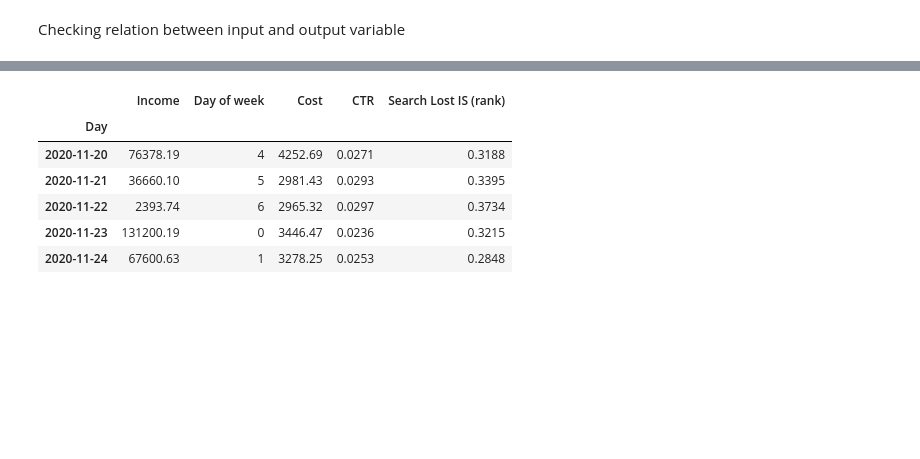
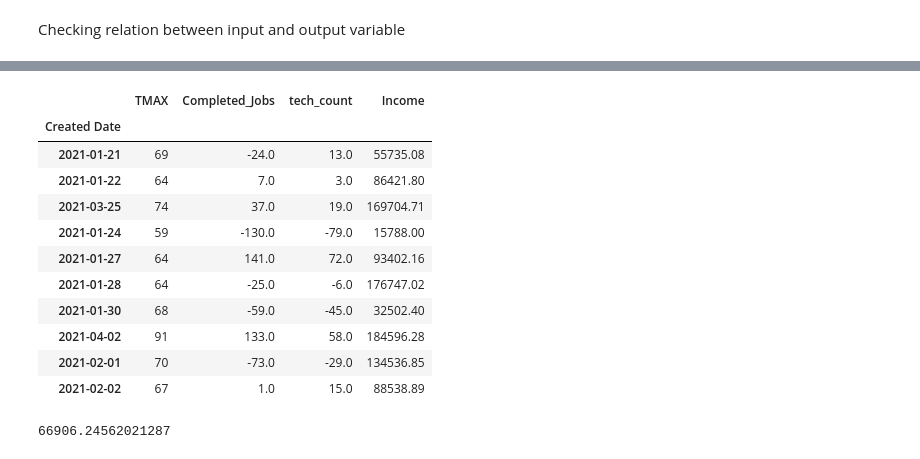
Before and after one commit to jani-excergy/google_ads, a Jupyter notebook: VAR.ipynb, the cells around one changed output, grey strips where cells are left out. Drawn from its saved outputs; the diff is of its cells as text; code cells hidden in the pictures; blank space fills up the shorter version.

```diff
--- a/VAR.ipynb
+++ b/VAR.ipynb
@@ -149,0 +128,2 @@ df['Search Lost IS (budget)']=df['Search Lost IS (budget)'].fillna(-0.1918)
+# %%
+df['Avg_Sales']=df['Avg_Sales']-df['Avg_Sales'].shift(1)
@@ -150,3 +135,7 @@ df['Search Lost IS (budget)']=df['Search Lost IS (budget)'].fillna(-0.1918)
+# %%
+df['tech_count']=df['tech_count']-df['tech_count'].shift(1)
+# %%
+df=df.dropna()
 # %%
 # again doing null hypothesis checking
 
@@ -210,3 +185,5 @@ df_input=df[['Income','Day of week','Cost','CTR','Search Lost IS (rank)']]
+# %%
+df_input=df[['TMAX', 'Completed_Jobs', 'tech_count', 'Income']]
 # %%
 df_input.head()
 # %% [output]
@@ -321,10 +305,15 @@ array([[7.53029794e+04, 3.98908331e+00, 4.17968527e+03, 2.86725907e-02,
 # %%
-df_test[0:5]
+df_test[0:10]
 # %% [output]
-|  | Income | Day of week | Cost | CTR | Search Lost IS (rank) |
-| Day |  |  |  |  |  |
-| 2020-11-20 | 76378.19 | 4 | 4252.69 | 0.0271 | 0.3188 |
-| 2020-11-21 | 36660.10 | 5 | 2981.43 | 0.0293 | 0.3395 |
-| 2020-11-22 | 2393.74 | 6 | 2965.32 | 0.0297 | 0.3734 |
-| 2020-11-23 | 131200.19 | 0 | 3446.47 | 0.0236 | 0.3215 |
-| 2020-11-24 | 67600.63 | 1 | 3278.25 | 0.0253 | 0.2848 |
+|  | TMAX | Completed_Jobs | tech_count | Income |
+| Created Date |  |  |  |  |
+| 2021-01-21 | 69 | -24.0 | 13.0 | 55735.08 |
+| 2021-01-22 | 64 | 7.0 | 3.0 | 86421.80 |
+| 2021-03-25 | 74 | 37.0 | 19.0 | 169704.71 |
+| 2021-01-24 | 59 | -130.0 | -79.0 | 15788.00 |
+| 2021-01-27 | 64 | 141.0 | 72.0 | 93402.16 |
+| 2021-01-28 | 64 | -25.0 | -6.0 | 176747.02 |
+| 2021-01-30 | 68 | -59.0 | -45.0 | 32502.40 |
+| 2021-04-02 | 91 | 133.0 | 58.0 | 184596.28 |
+| 2021-02-01 | 70 | -73.0 | -29.0 | 134536.85 |
+| 2021-02-02 | 67 | 1.0 | 15.0 | 88538.89 |
@@ -330,0 +325,4 @@ df_test[0:5]
+# %%
+np.sqrt(metrics.mean_squared_error(y_original,y_hat))
+# %% [output]
+66906.24562021287
```
Also changed, not shown: parts of 32 cells of this notebook.
